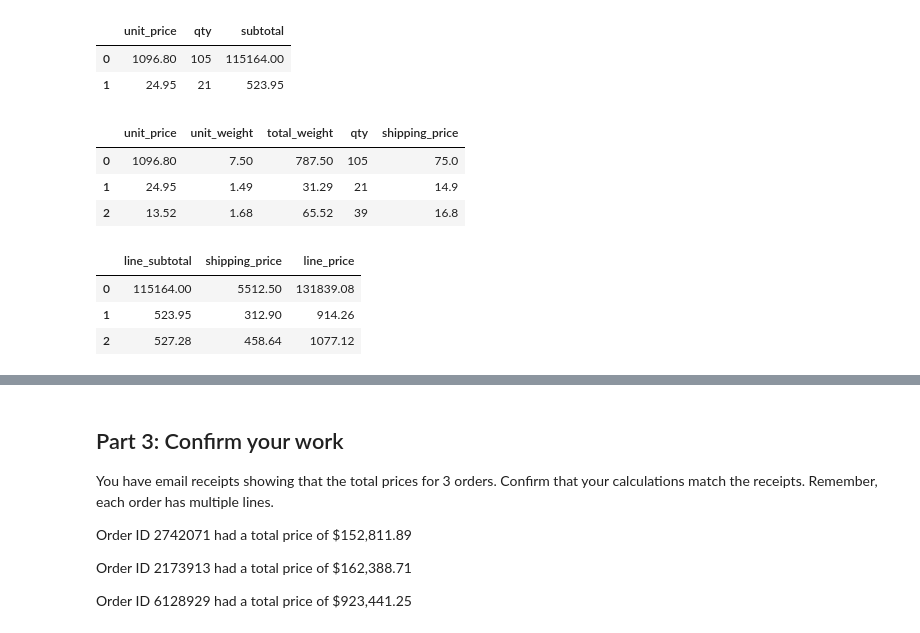
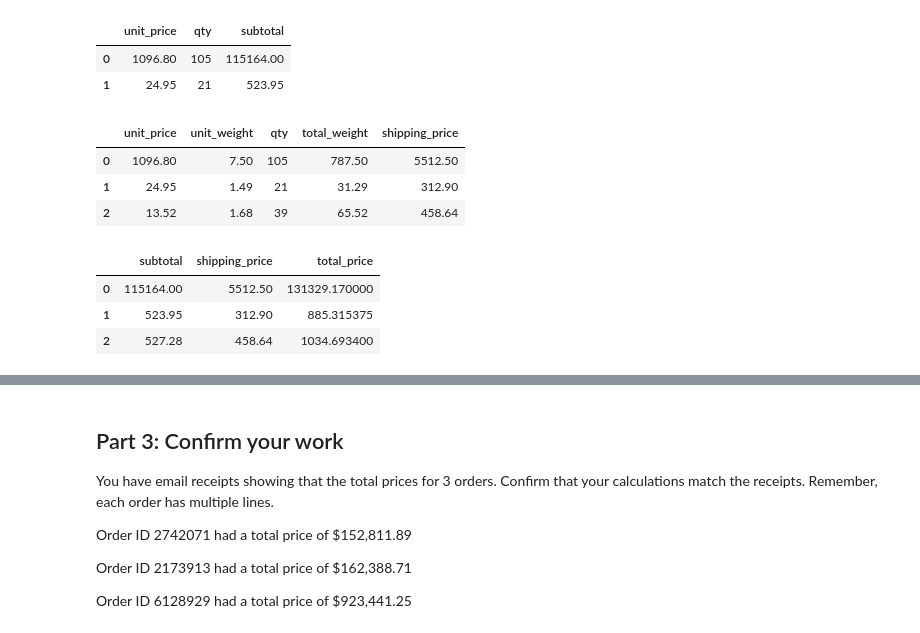
Before and after one commit to skiluvia/pandas-challenge-1, a Jupyter notebook: module_4_challenge.ipynb, the cells around one changed output, grey strips where cells are left out. Saved outputs shown, nothing was run; the diff lists cells and outputs as text; code cells hidden in the pictures.

```diff
--- a/module_4_challenge.ipynb
+++ b/module_4_challenge.ipynb
@@ -157,38 +158,50 @@ unit_price_qty_subtotal_df.head(2)
 # %%
 # Create a column for shipping price.
 # Assume a shipping price of $7 per pound
 # for orders over 50 pounds and $10 per
 # pound for items 50 pounds or under.
+
+# copy the dataframe to a new dataframe
+df_copy = df.copy()
+
+# calculate the total weight for each row and add to a new column
+df_copy['total_weight'] = df_copy['unit_weight'] * df_copy['qty']
+
 
 def calc_shipping_price(weight):
     if weight > 50:
         return (weight * 7)
     else:
         return (weight * 10)
 
-# copy the dataframe to a new dataframe
-df_copy = df.copy()
+# calculate the shipping price for each row and add to a new column
+df_copy['shipping_price'] = df_copy['total_weight'].apply(calc_shipping_price)
 
-# calculate the shipping price for each row and add to a new column
-df_copy['shipping_price'] = df['unit_weight'].apply(calc_shipping_price)
-
-# calculate the total weight for each row and add to a new column
-df_copy['total_weight'] = df['unit_weight'] * df_copy['qty']
-df_copy[['unit_price','unit_weight','total_weight','qty','shipping_price']].head(3)
+df_copy[['unit_price','unit_weight','qty','total_weight','shipping_price']].head(3)
 # %% [output]
-|  | unit_price | unit_weight | total_weight | qty | shipping_price |
-| 0 | 1096.80 | 7.50 | 787.50 | 105 | 75.0 |
-| 1 | 24.95 | 1.49 | 31.29 | 21 | 14.9 |
-| 2 | 13.52 | 1.68 | 65.52 | 39 | 16.8 |
+|  | unit_price | unit_weight | qty | total_weight | shipping_price |
+| 0 | 1096.80 | 7.50 | 105 | 787.50 | 5512.50 |
+| 1 | 24.95 | 1.49 | 21 | 31.29 | 312.90 |
+| 2 | 13.52 | 1.68 | 39 | 65.52 | 458.64 |
 # %%
 # Create a column for the total price
 # using the subtotal and the shipping price
 # along with a sales tax of 9.25%
+
+# Using the df_copy dataframe created above
+# calculate the subtotal for each row and add to a new column
+df_copy['subtotal'] = df_copy['unit_price'] * df_copy['qty']
+
+# calculate the total price for each row and add to a new column
+df_copy['total_price'] = df_copy['subtotal'] + df_copy['shipping_price'] + (df_copy['subtotal'] * 0.0925)
+
+# print subtotal, shipping_price and total_price columns
+df_copy[['subtotal','shipping_price','total_price']].head(3)
 # %% [output]
-|  | line_subtotal | shipping_price | line_price |
-| 0 | 115164.00 | 5512.50 | 131839.08 |
-| 1 | 523.95 | 312.90 | 914.26 |
-| 2 | 527.28 | 458.64 | 1077.12 |
+|  | subtotal | shipping_price | total_price |
+| 0 | 115164.00 | 5512.50 | 131329.170000 |
+| 1 | 523.95 | 312.90 | 885.315375 |
+| 2 | 527.28 | 458.64 | 1034.693400 |
 # %%
 # Create a column for the cost
 # of each line using unit cost, qty, and
```
Also changed, not shown: parts of 5 cells of this notebook.
